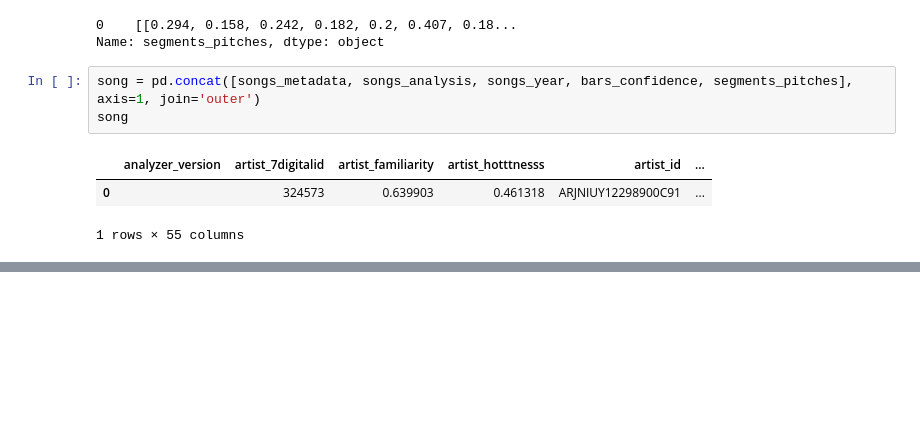
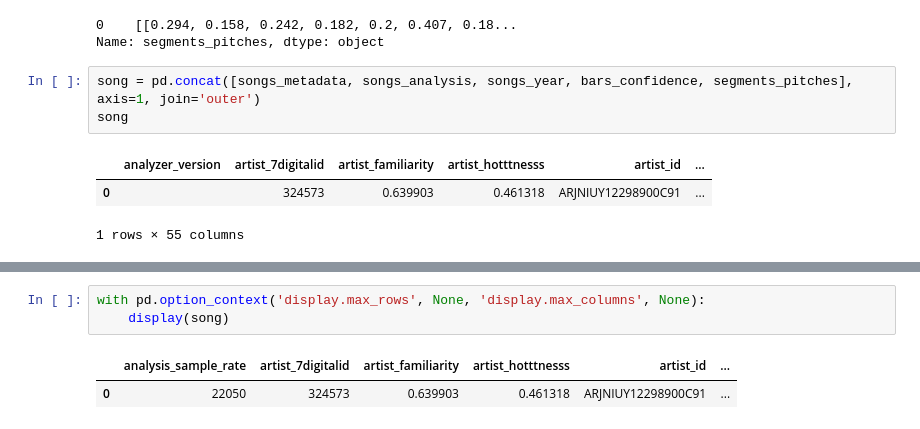
Before and after one commit to sachetz/million-song-recommendation, a Jupyter notebook: preprocessing/explore.ipynb, the cells around one changed output, grey strips where cells are left out. Saved outputs shown, nothing was run; the diff lists cells and outputs as text; blank space fills up the shorter version.

```diff
--- a/preprocessing/explore.ipynb
+++ b/preprocessing/explore.ipynb
@@ -109,0 +193,6 @@ song
+# %%
+with pd.option_context('display.max_rows', None, 'display.max_columns', None):
+    display(song)
+# %% [output]
+|  | analysis_sample_rate | artist_7digitalid | artist_familiarity | artist_hotttnesss | artist_id | ... |
+| 0 | 22050 | 324573 | 0.639903 | 0.461318 | ARJNIUY12298900C91 | ... |
```
Also changed, not shown: parts of 4 cells of this notebook, 5 other files.
